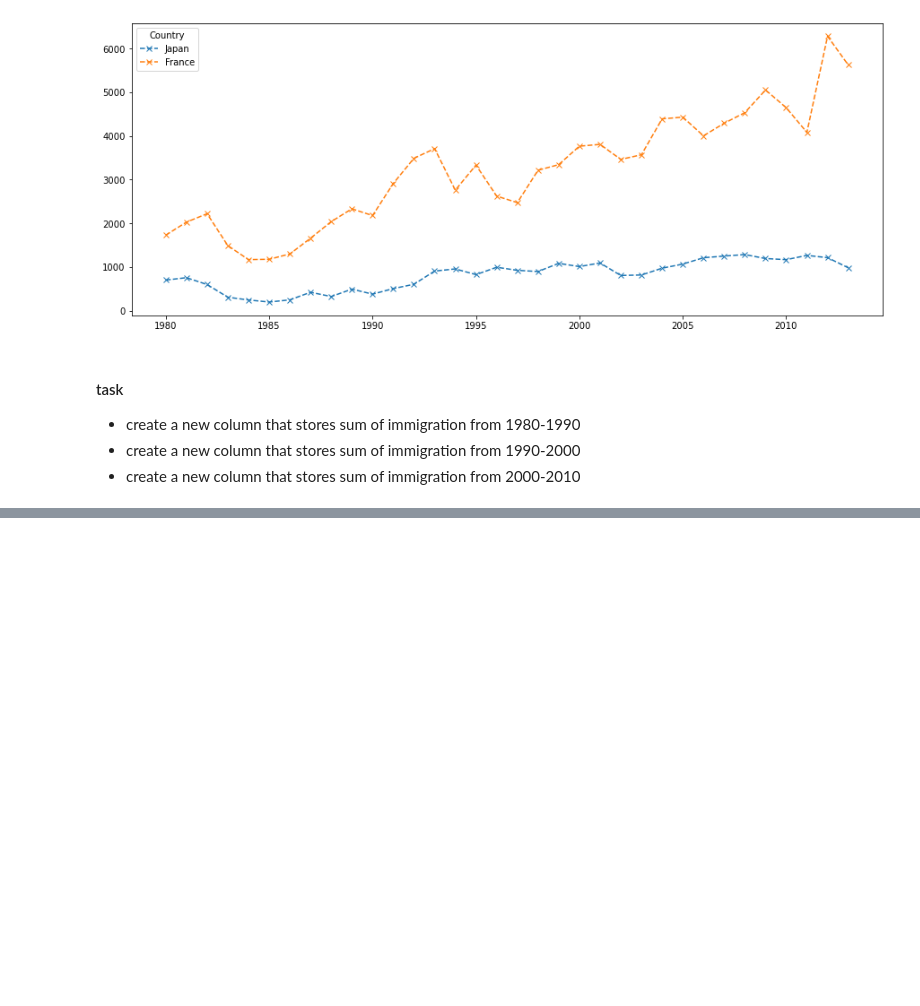
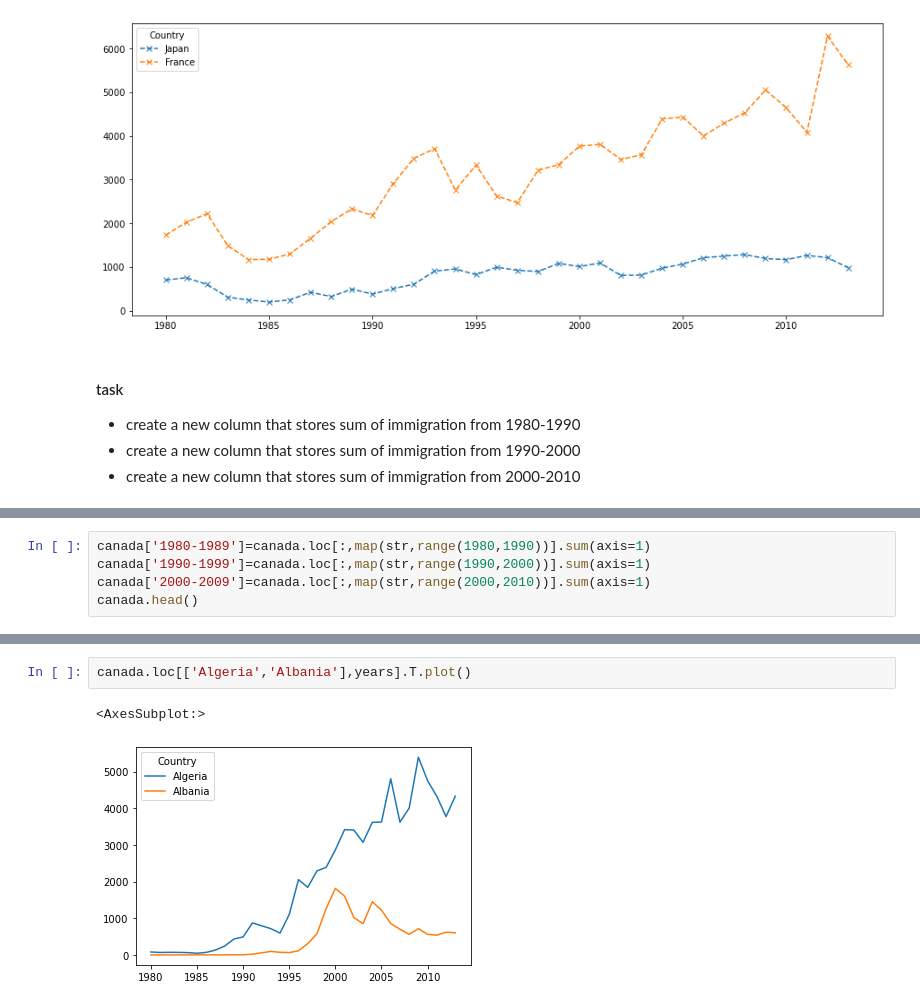
Before and after one commit to digipodium/DP-APR-PY-DS-22-WSS-500, a Jupyter notebook: datascience/analysis.ipynb, the cells around one changed output, grey strips where cells are left out. Drawn from its saved outputs; the diff is of its cells as text; blank space fills up the shorter version.

```diff
--- a/datascience/analysis.ipynb
+++ b/datascience/analysis.ipynb
@@ -150,0 +157,5 @@ canada.loc[['Japan','France'],years].T.plot(kind='line',figsize=(15,6), style='x
+# %%
+canada['1980-1989']=canada.loc[:,map(str,range(1980,1990))].sum(axis=1)
+canada['1990-1999']=canada.loc[:,map(str,range(1990,2000))].sum(axis=1)
+canada['2000-2009']=canada.loc[:,map(str,range(2000,2010))].sum(axis=1)
+canada.head()
@@ -150,0 +215,5 @@ canada.loc[['Japan','France'],years].T.plot(kind='line',figsize=(15,6), style='x
+# %%
+canada.loc[['Algeria','Albania'],years].T.plot()
+# %% [output]
+<AxesSubplot:>
+[figure, added]
```
Also changed, not shown: parts of 16 cells of this notebook, 1 other file.
